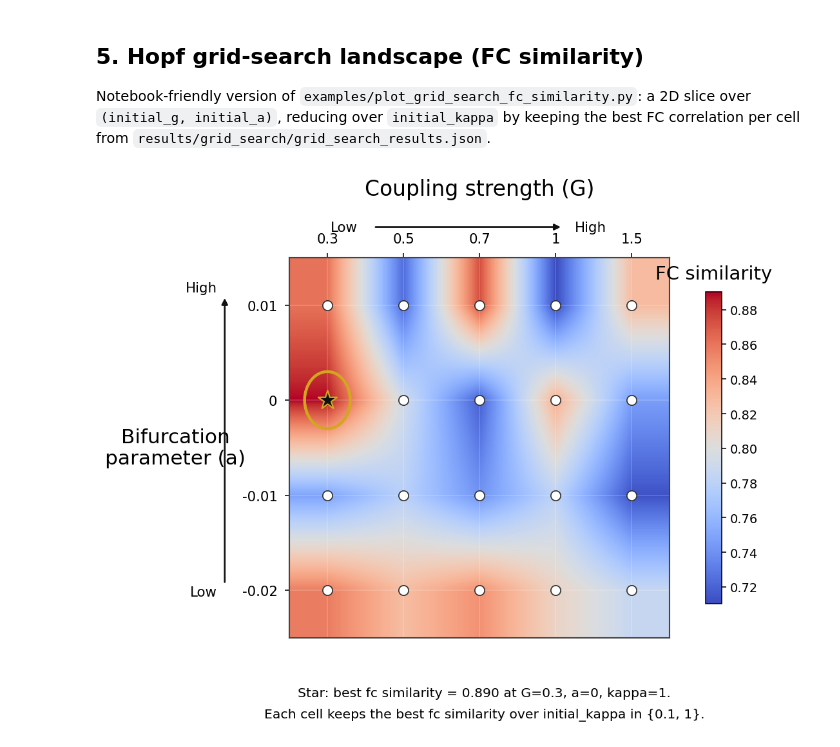
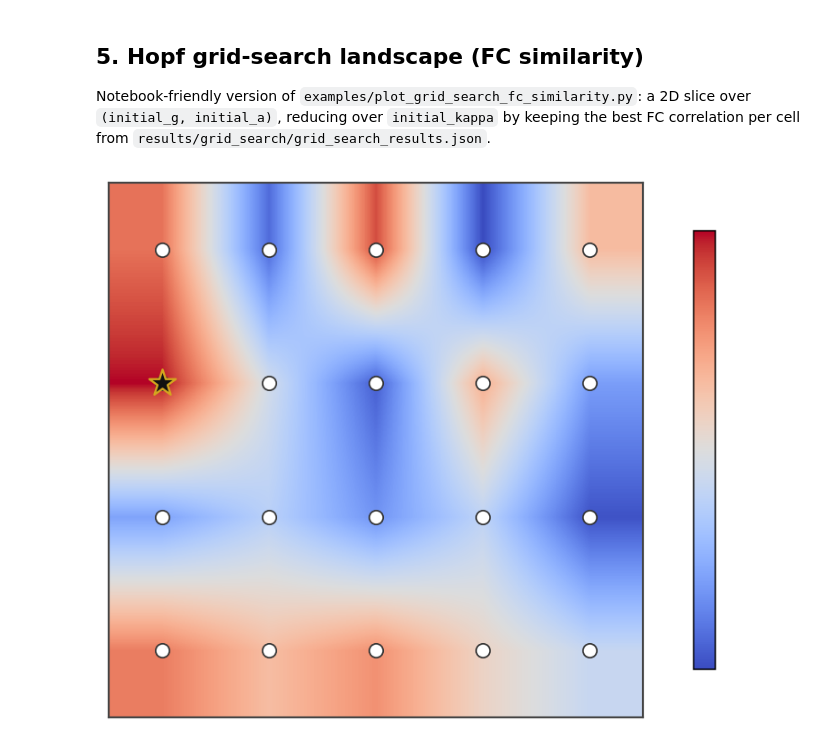
Before and after one commit to dani2442/neuroscience_control, a Jupyter notebook: examples/empirical_vs_simulated_comparison.ipynb, the cells around one changed output. Cells and saved outputs as stored; diff of their text form; code cells hidden in the pictures.

```diff
--- a/examples/empirical_vs_simulated_comparison.ipynb
+++ b/examples/empirical_vs_simulated_comparison.ipynb
@@ -361,7 +371,7 @@ def plot_grid_search_landscape(
     y_param,
     reduce_param,
 ):
-    fig, ax = plt.subplots(figsize=(8.2, 6.8))
+    fig, ax = plt.subplots(figsize=(6.0, 5.0))
     fig.patch.set_alpha(0.0)
     fig.subplots_adjust(left=0.22, right=0.83, top=0.80, bottom=0.18)
 
@@ -377,14 +387,15 @@ def plot_grid_search_landscape(
     )
     ax.set_box_aspect(1)
 
-    ax.set_xticks(range(len(x_values)))
-    ax.set_xticklabels([format_param(value) for value in x_values], fontsize=11)
-    ax.tick_params(axis='x', top=True, labeltop=True, bottom=False, labelbottom=False, pad=6)
-    ax.xaxis.set_label_position('top')
+    # ax.set_xticks(range(len(x_values)))
+    #ax.set_xticklabels([format_param(value) for value in x_values], fontsize=11)
+    #ax.tick_params(axis='x', top=True, labeltop=True, bottom=False, labelbottom=False, pad=6)
+    #ax.xaxis.set_label_position('top')
 
-    ax.set_yticks(range(len(y_values)))
-    ax.set_yticklabels([format_param(value) for value in y_values], fontsize=11)
-    ax.tick_params(axis='y', pad=6)
+    #ax.set_yticks(range(len(y_values)))
+    #ax.set_yticklabels([format_param(value) for value in y_values], fontsize=11)
+    #ax.tick_params(axis='y', pad=6)
+    ax.set_xticks([]); ax.set_yticks([])
 
     ax.set_xlim(-0.5, len(x_values) - 0.5)
     ax.set_ylim(-0.5, len(y_values) - 0.5)
@@ -407,19 +418,6 @@ def plot_grid_search_landscape(
 
     best_x = x_values.index(float(best_entry['params'][x_param]))
     best_y = y_values.index(float(best_entry['params'][y_param]))
-    best_score = float(best_entry['metrics'][metric])
-    best_reduce = best_entry['params'].get(reduce_param)
-
-    ax.add_patch(
-        Circle(
-            (best_x, best_y),
-            radius=0.30,
-            facecolor='none',
-            edgecolor='#d4a61f',
-            linewidth=2.3,
-            zorder=4,
-        )
-    )
     ax.scatter(
         [best_x],
         [best_y],
@@ -430,65 +428,35 @@ def plot_grid_search_landscape(
         linewidth=1.2,
         zorder=5,
     )
-
-    ax.text(0.5, 1.18, 'Coupling strength (G)', transform=ax.transAxes,
-            ha='center', va='center', fontsize=17)
-    ax.annotate('', xy=(0.72, 1.08), xytext=(0.22, 1.08), xycoords='axes fraction',
-                arrowprops=dict(arrowstyle='-|>', lw=1.4, color='#111111'))
-    ax.text(0.18, 1.08, 'Low', transform=ax.transAxes, ha='right', va='center', fontsize=11)
-    ax.text(0.75, 1.08, 'High', transform=ax.transAxes, ha='left', va='center', fontsize=11)
-
-    ax.text(-0.30, 0.50, 'Bifurcation\nparameter (a)', transform=ax.transAxes,
-            ha='center', va='center', fontsize=16)
-    ax.annotate('', xy=(-0.17, 0.90), xytext=(-0.17, 0.14), xycoords='axes fraction',
-                arrowprops=dict(arrowstyle='-|>', lw=1.4, color='#111111'))
-    ax.text(-0.19, 0.92, 'High', transform=ax.transAxes, ha='right', va='center', fontsize=11)
-    ax.text(-0.19, 0.12, 'Low', transform=ax.transAxes, ha='right', va='center', fontsize=11)
-
     cbar = fig.colorbar(image, ax=ax, fraction=0.05, pad=0.08, shrink=0.82)
-    cbar.ax.set_title(metric_label, fontsize=15, pad=10)
-    cbar.ax.tick_params(labelsize=10)
-
-    selected_reduced_values = sorted({format_param(value) for value in reduced_values.values()})
-    best_summary = (
-        f'Star: best {metric_label.lower()} = {best_score:.3f} at '
-        f'G={format_param(best_entry["params"][x_param])}, '
-        f'a={format_param(best_entry["params"][y_param])}, '
-        f'kappa={format_param(best_reduce) if best_reduce is not None else "n/a"}.'
-    )
-    reduce_summary = (
-        f'Each cell keeps the best {metric_label.lower()} over {reduce_param} '
-        f'in {{{", ".join(selected_reduced_values)}}}.'
-    )
-    fig.text(0.50, 0.09, best_summary, ha='center', va='center', fontsize=10.5)
-    fig.text(0.50, 0.055, reduce_summary, ha='center', va='center', fontsize=10.5)
+    cbar.set_ticks([])
     return fig
 
 
 results = json.loads(grid_results_path.read_text())['results']
 x_values, y_values, surface, reduced_values, best_entry = build_metric_surface(
     results,
     x_param=X_PARAM,
     y_param=Y_PARAM,
     reduce_param=REDUCE_PARAM,
     metric=METRIC,
     higher_is_better=HIGHER_IS_BETTER,
 )
 
 fig = plot_grid_search_landscape(
     x_values=x_values,
     y_values=y_values,
     surface=surface,
     reduced_values=reduced_values,
     best_entry=best_entry,
     metric=METRIC,
     metric_label=METRIC_LABEL,
     x_param=X_PARAM,
     y_param=Y_PARAM,
     reduce_param=REDUCE_PARAM,
 )
 
 save(fig, 'grid_search_fc_similarity')
 plt.show()
 # %% [output]
-[figure, old version]
+[figure, new version]
```
Also changed, not shown: parts of 3 cells of this notebook, 2 other files.
